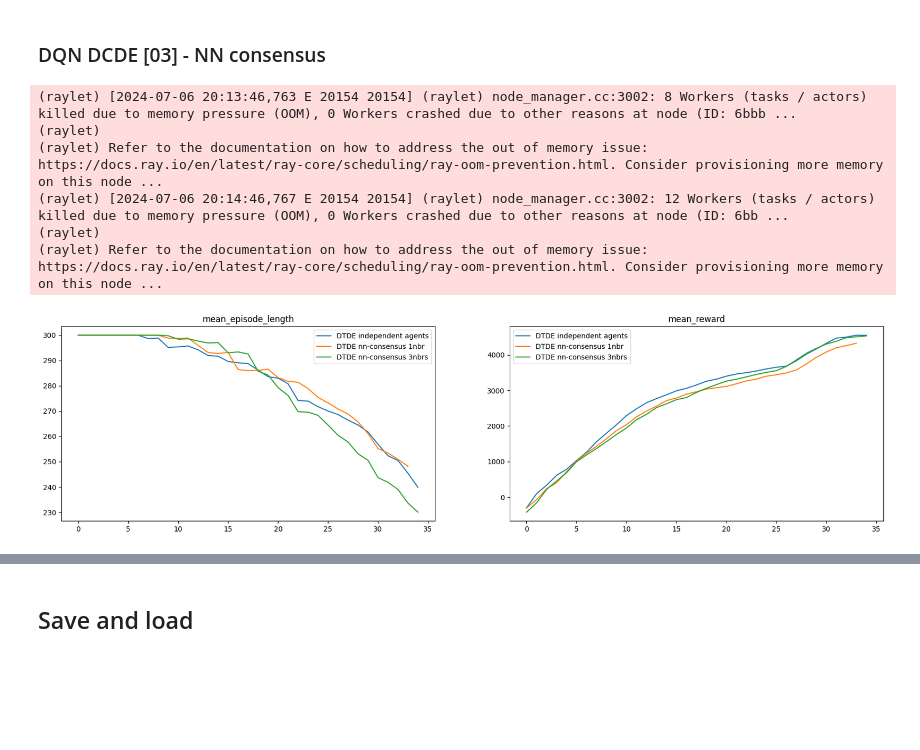
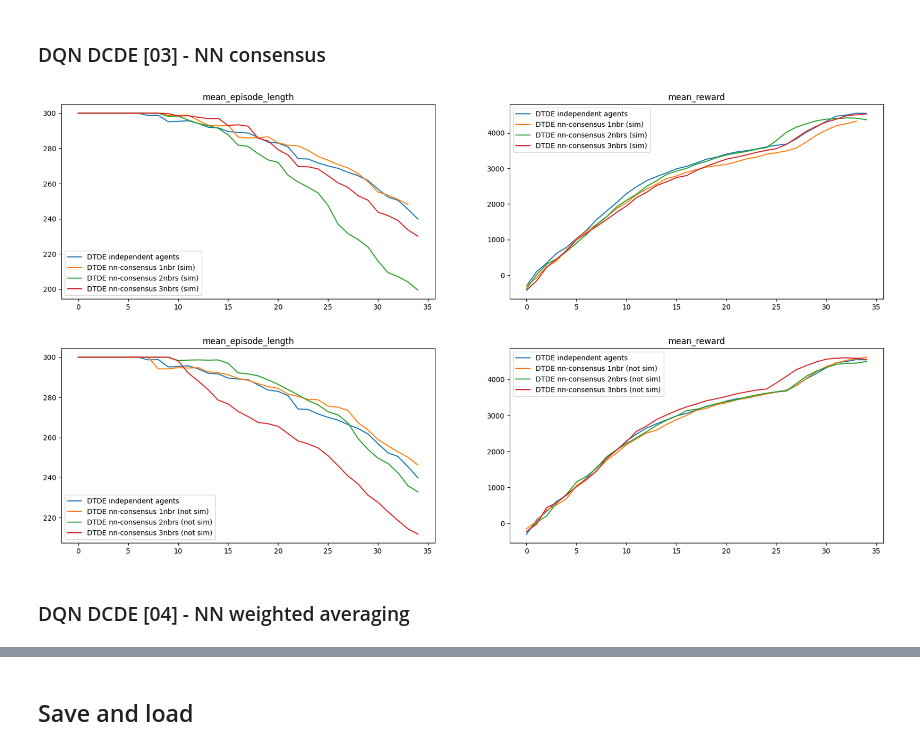
Before and after one commit to NicoloMalucelli/neighbor-based_MARL, a Jupyter notebook: DTDE/collect_the_items_v3.ipynb, the cells around one changed output, grey strips where cells are left out. Drawn from its saved outputs; the diff is of its cells as text; code cells hidden in the pictures; blank space fills up the shorter version.

Commit message:
nn_consensus, nn_ weighted average

```diff
--- a/DTDE/collect_the_items_v3.ipynb
+++ b/DTDE/collect_the_items_v3.ipynb
@@ -515,7 +518,8 @@ from ray.rllib.algorithms.dqn.dqn import DQNConfig
 from ray.rllib.algorithms.callbacks import DefaultCallbacks
 import copy
 
-n_fixed_nbrs = 3
+n_fixed_nbrs = 1
+evaluation_strategy="TRAINING_MEAN_REWARD" # or SIMULATION
 
 def get_nbrs(agent, n_neighbours):
     agent_id = int(agent.split("-")[1])
@@ -526,12 +530,15 @@ class SyncPolicyCallback(DefaultCallbacks):
         local_worker = algorithm.workers.local_worker()
         policies = local_worker.policy_map
 
-        clear_output()
-        print("Evaluating the performance...")
-        mean_episode_length = {}
-        for policy_id in policies.keys():
-            mean_episode_length[policy_id] = compute_performance(env, algorithm, policy_id, 3)
-            print(f"reward policy {policy_id} -> {mean_episode_length[policy_id]}")
+        if evaluation_strategy == "SIMULATION":
+            clear_output()
+            print("Evaluating the performance...")
+            mean_episode_length = {}
+            for policy_id in policies.keys():
+                mean_episode_length[policy_id] = compute_performance(env, algorithm, policy_id, 3)
+                print(f"reward policy {policy_id} -> {mean_episode_length[policy_id]}")
+        else:
+            mean_episode_length = result["sampler_results"]["policy_reward_mean"]
 
         print("Updating the policies...")
         new_policies = {}
@@ -561,14 +568,15 @@ algo = (DQNConfig()
             n_step=1,
             target_network_update_freq=500,
             double_q=True,
-            dueling=True)
+            dueling=True,
+            replay_buffer_config={"type": "MultiAgentPrioritizedReplayBuffer"})
         .multi_agent(
             policies=policies,
             policy_mapping_fn=(lambda agentId, *args, **kwargs: agentId),
         )
         .callbacks(SyncPolicyCallback)
-        .env_runners(num_env_runners=1)
-        .resources(num_gpus=0)
+        #.env_runners(num_env_runners=1)
+        #.resources(num_gpus=0)
         .environment("collect_the_items?algo=DQN&method=CTDE")
     ).build()
 
@@ -587,18 +595,23 @@ for i in range(training_iterations):
     print(out)
     metrics["mean_episode_length"].append(result['sampler_results']['episode_len_mean'])
     metrics["mean_reward"].append(result['sampler_results']['episode_reward_mean'])
-    simulate_episode_multipolicy(RenderableCollectTheItems(env_config), algo, 500, sleep_between_frames=0.01, print_info=True)
+    disable_exploration(algo)
+    simulate_episode_multipolicy(RenderableCollectTheItems(env_config), algo, 500, sleep_between_frames=0.01, print_info=False)
+    enable_exploration(algo)
-# %% [output]
-(raylet) [2024-07-06 20:13:46,763 E 20154 20154] (raylet) node_manager.cc:3002: 8 Workers (tasks / actors) killed due to memory pressure (OOM), 0 Workers crashed due to other reasons at node (ID: 6bbb ...
-(raylet)
-(raylet) Refer to the documentation on how to address the out of memory issue: https://docs.ray.io/en/latest/ray-core/scheduling/ray-oom-prevention.html. Consider provisioning more memory on this node ...
-(raylet) [2024-07-06 20:14:46,767 E 20154 20154] (raylet) node_manager.cc:3002: 12 Workers (tasks / actors) killed due to memory pressure (OOM), 0 Workers crashed due to other reasons at node (ID: 6bb ...
-(raylet)
-(raylet) Refer to the documentation on how to address the out of memory issue: https://docs.ray.io/en/latest/ray-core/scheduling/ray-oom-prevention.html. Consider provisioning more memory on this node ...
 # %%
-compare_metrics({"DTDE independent agents": load_json_as_dict("metrics/collect_the_items?algo=DQN&method=DTDE_v1"),
-                "DTDE nn-consensus 1nbr": load_json_as_dict("metrics/collect_the_items?algo=DQN&method=DTDE[03]_v0"),
-                "DTDE nn-consensus 3nbrs": load_json_as_dict("metrics/collect_the_items?algo=DQN&method=DTDE[03]_v2")},
+compare_metrics({"DTDE independent agents": load_json_as_dict("metrics/collect_the_items-algo=DQN&method=DTDE_v1"),
+                "DTDE nn-consensus 1nbr (sim)": load_json_as_dict("metrics/collect_the_items-algo=DQN&method=DTDE[03]_v0A"),
+                "DTDE nn-consensus 2nbrs (sim)": load_json_as_dict("metrics/collect_the_items-algo=DQN&method=DTDE[03]_v1A"),
+                "DTDE nn-consensus 3nbrs (sim)": load_json_as_dict("metrics/collect_the_items-algo=DQN&method=DTDE[03]_v2A"),},
                 "mean_episode_length", "mean_reward")
+
+compare_metrics({"DTDE independent agents": load_json_as_dict("metrics/collect_the_items-algo=DQN&method=DTDE_v1"),
+                "DTDE nn-consensus 1nbr (not sim)": load_json_as_dict("metrics/collect_the_items-algo=DQN&method=DTDE[03]_v0B"),
+                "DTDE nn-consensus 2nbrs (not sim)": load_json_as_dict("metrics/collect_the_items-algo=DQN&method=DTDE[03]_v1B"),
+                "DTDE nn-consensus 3nbrs (not sim)": load_json_as_dict("metrics/collect_the_items-algo=DQN&method=DTDE[03]_v2B"),},
+                "mean_episode_length", "mean_reward")
 # %% [output]
-[figure, old version]
+[figure, new version]
+[figure, added]
+# %% [markdown]
+### DQN DCDE [04] - NN weighted averaging
```
Also changed, not shown: parts of 10 cells of this notebook, 16 other files.
